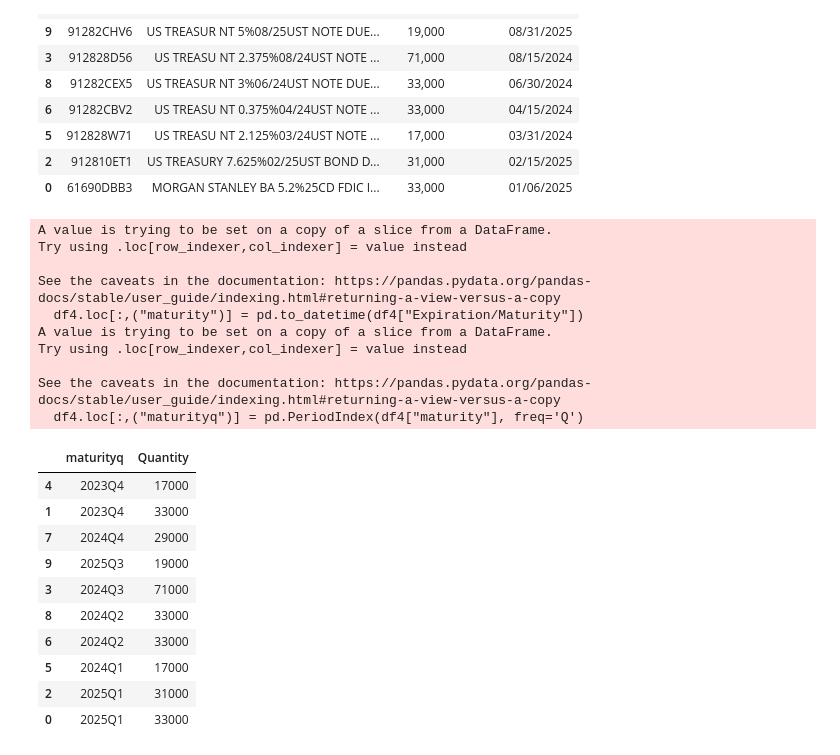
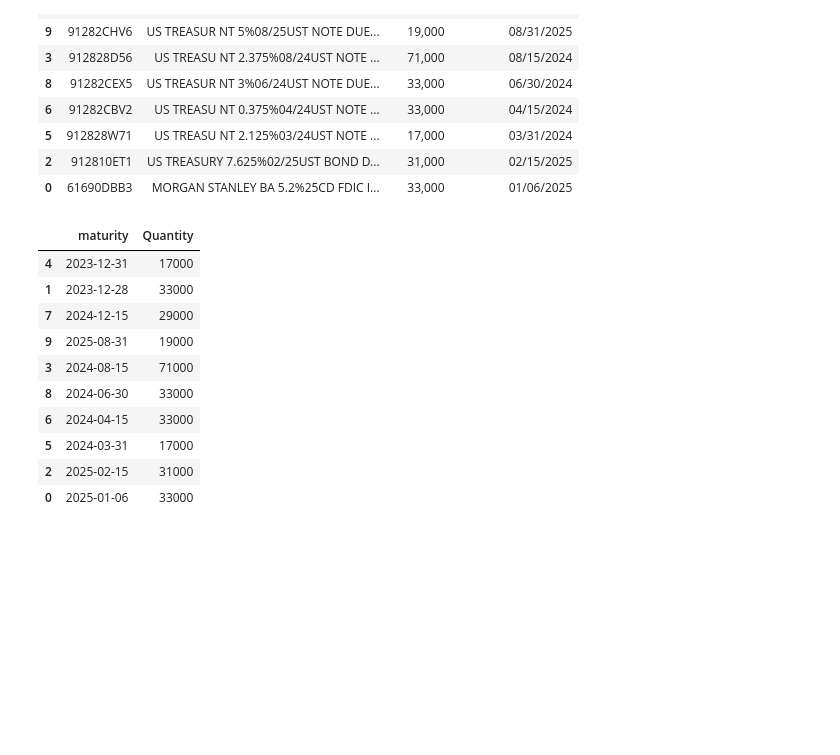
Before and after one commit to eross/bondcalc, a Jupyter notebook: bondcalc2.ipynb, the cells around one changed output. Drawn from its saved outputs; the diff is of its cells as text; code cells hidden in the pictures; blank space fills up the shorter version.

```diff
--- a/bondcalc2.ipynb
+++ b/bondcalc2.ipynb
@@ -3,3 +1,8 @@ import pandas as pd
+# %%
+import pandas as pd
+pd.options.mode.chained_assignment = None
+pd.set_option('display.max_rows', 30)
+pd.set_option('display.max_columns', None)
 # %%
 with open('lindarollover.csv', 'r') as fin:
     data = fin.read().splitlines(True)
@@ -47,34 +50,22 @@ df4
 # %%
 from datetime import datetime
 #df4["maturity"] = pd.to_datetime(df4["Expiration/Maturity"])
+
 df4.loc[:,("maturity")] = pd.to_datetime(df4["Expiration/Maturity"])
-df4.loc[:,("maturityq")] = pd.PeriodIndex(df4["maturity"], freq='Q')
 df4.loc[:,("Quantity")] = df4["Quantity"].str.replace(',','')
-df4.loc[:,("Quantity")] = df4["Quantity"].astype(int)
-df4.sort_values(by=["maturity"],ascending=False)
 #df4.groupby(by=['maturityq']).agg(['count'])
-df5=df4[["maturityq","Quantity"]]
+df5=df4[["maturity","Quantity"]]
 df5
 #df5.groupby(by=['maturityq']).agg(['sum'])
 # %% [output]
-A value is trying to be set on a copy of a slice from a DataFrame.
-Try using .loc[row_indexer,col_indexer] = value instead
-
-See the caveats in the documentation: https://pandas.pydata.org/pandas-docs/stable/user_guide/indexing.html#returning-a-view-versus-a-copy
-  df4.loc[:,("maturity")] = pd.to_datetime(df4["Expiration/Maturity"])
-A value is trying to be set on a copy of a slice from a DataFrame.
-Try using .loc[row_indexer,col_indexer] = value instead
-
-See the caveats in the documentation: https://pandas.pydata.org/pandas-docs/stable/user_guide/indexing.html#returning-a-view-versus-a-copy
-  df4.loc[:,("maturityq")] = pd.PeriodIndex(df4["maturity"], freq='Q')
-|  | maturityq | Quantity |
-| 4 | 2023Q4 | 17000 |
-| 1 | 2023Q4 | 33000 |
-| 7 | 2024Q4 | 29000 |
-| 9 | 2025Q3 | 19000 |
-| 3 | 2024Q3 | 71000 |
-| 8 | 2024Q2 | 33000 |
-| 6 | 2024Q2 | 33000 |
-| 5 | 2024Q1 | 17000 |
-| 2 | 2025Q1 | 31000 |
-| 0 | 2025Q1 | 33000 |
+|  | maturity | Quantity |
+| 4 | 2023-12-31 | 17000 |
+| 1 | 2023-12-28 | 33000 |
+| 7 | 2024-12-15 | 29000 |
+| 9 | 2025-08-31 | 19000 |
+| 3 | 2024-08-15 | 71000 |
+| 8 | 2024-06-30 | 33000 |
+| 6 | 2024-04-15 | 33000 |
+| 5 | 2024-03-31 | 17000 |
+| 2 | 2025-02-15 | 31000 |
+| 0 | 2025-01-06 | 33000 |
```
Also changed, not shown: parts of 7 cells of this notebook.
